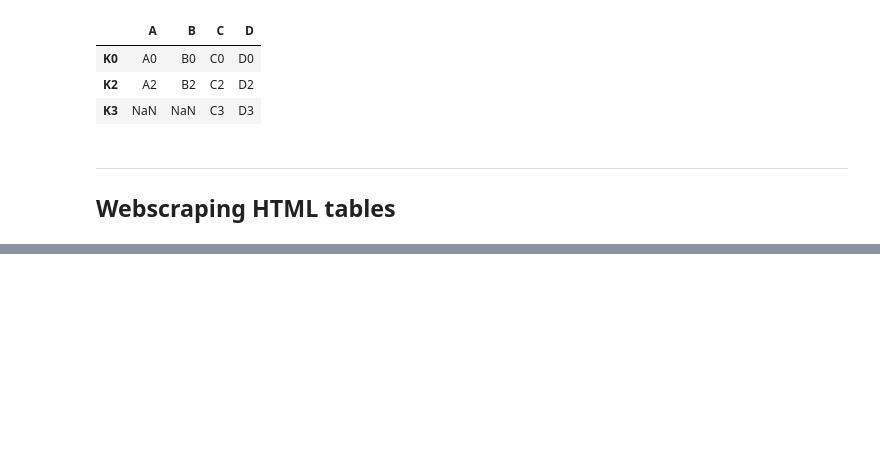
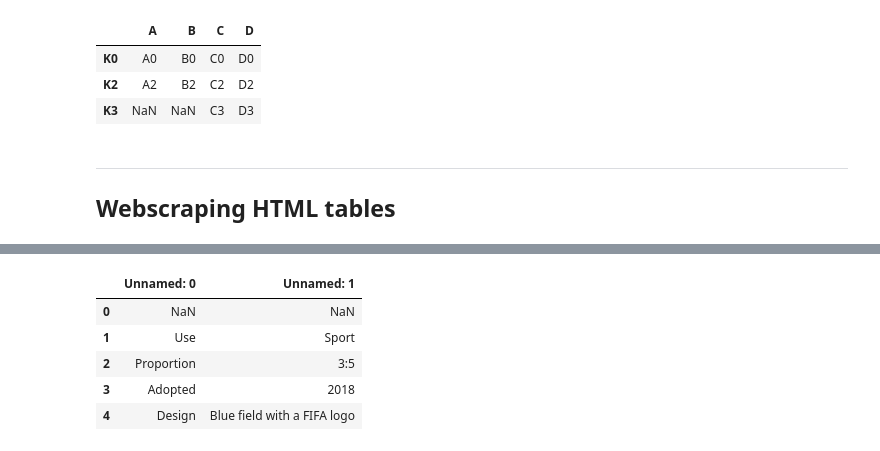
Before and after one commit to SCGlass/Data-Processing-Sam-Glass, a Jupyter notebook: Code-Alongs/L3_merging.ipynb, the cells around one changed output, grey strips where cells are left out. Saved outputs shown, nothing was run; the diff lists cells and outputs as text; code cells hidden in the pictures; blank space fills up the shorter version.

```diff
--- a/Code-Alongs/L3_merging.ipynb
+++ b/Code-Alongs/L3_merging.ipynb
@@ -308,0 +321,9 @@ pd.read_html("https://en.wikipedia.org/wiki/FIFA")
+# %%
+fifa_tables[1]
+# %% [output]
+|  | Unnamed: 0 | Unnamed: 1 |
+| 0 | NaN | NaN |
+| 1 | Use | Sport |
+| 2 | Proportion | 3:5 |
+| 3 | Adopted | 2018 |
+| 4 | Design | Blue field with a FIFA logo |
```
Also changed, not shown: parts of 6 cells of this notebook.
